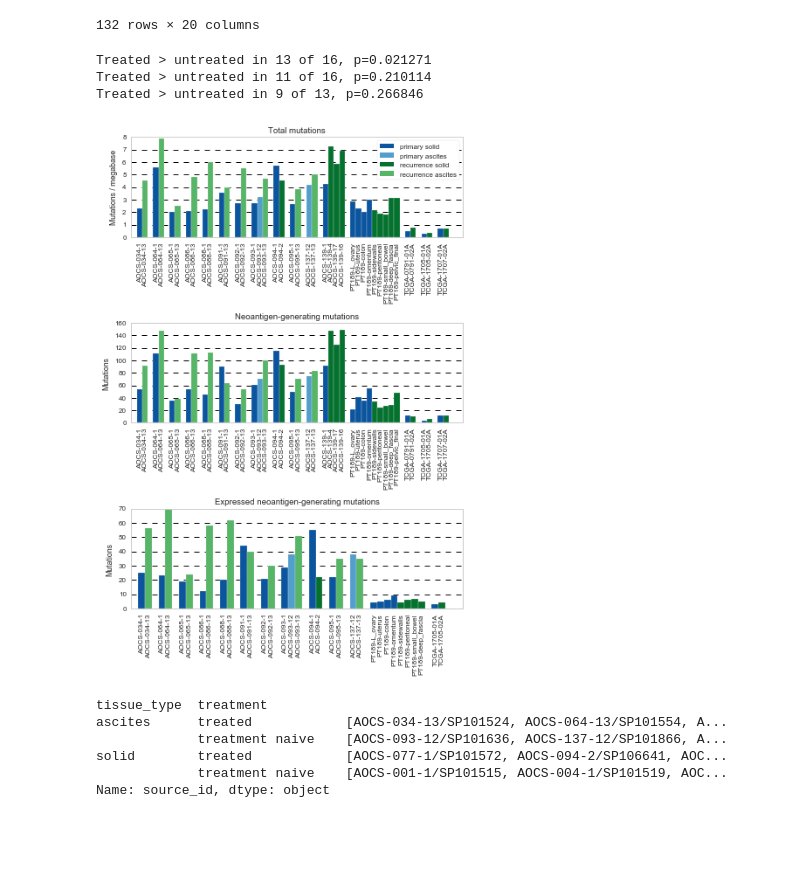
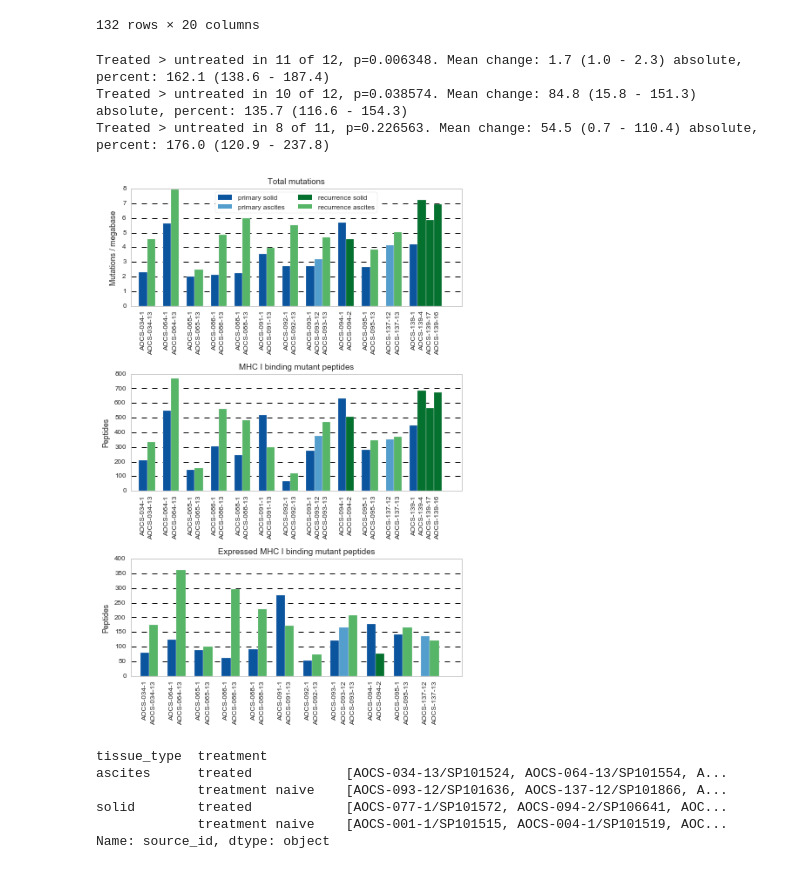
Before and after one commit to hammerlab/paper-aocs-chemo-neoantigens, a Jupyter notebook: notebooks/neoantigen and mutation counts.ipynb, the cells around one changed output. Cells and saved outputs as stored; diff of their text form; code cells hidden in the pictures; blank space fills up the shorter version.

```diff
--- a/notebooks/neoantigen and mutation counts.ipynb
+++ b/notebooks/neoantigen and mutation counts.ipynb
@@ -42,6 +53,12 @@ mutations = pandas.read_csv("../data/mutations.csv.bz2")
 # %%
+mutations = pandas.read_csv("../data/mutations.csv.bz2")
+
 mutations["indel"] = mutations.ref.str.len() != mutations.alt.str.len()
 #mutations["interesting"] = (mutations.context_mutation_3p5p == "C(C>A)C").astype(float)
 mutations["interesting"] = (mutations.context_mutation == "C>A").astype(float)
 
 mutations["interesting"].mean()
+
+muts_confident = mutations.ix[
+    (mutations.called == 1) | (mutations.dna_alt_reads > 10)
+]
@@ -138,0 +176,2 @@ pyplot.savefig("../figures/fig1.pdf")
+# %%
+(sources.ix[sources.cohort == "AOCS"].peptides / sources.ix[sources.cohort == "AOCS"].mutations).sort(inplace=False)
@@ -145,0 +399,3 @@ seaborn.regplot(data=sources[sources.cohort == "AOCS"], x="interesting mutations
+# %%
+sources["fraction_peptides_expressed"] = sources["expressed peptides"] / sources["peptides"]
+#sources.ix[sources.fraction_peptides_expressed.dropna().index]
@@ -306,8 +715,15 @@ def series_signficance(series):
     df["treated"] = sources.treated[df.index]
     grouped = df.dropna().groupby(["donor", "treated"]).median().unstack().dropna()
     grouped["compare"] = (grouped[(col, False)] < grouped[(col, True)])
+
     counts = grouped["compare"].value_counts()
-    print("Treated > untreated in %d of %d, p=%f" % (counts.get(True, 0), counts.sum(), scipy.stats.binom_test([counts.get(True, 0), counts.get(False, 0)])))
+    print("Treated > untreated in %d of %d, p=%f. Mean change: %s absolute, percent: %s" % (
+            counts.get(True, 0),
+            counts.sum(),
+            scipy.stats.binom_test([counts.get(True, 0), counts.get(False, 0)]),
+            mean_with_errorbars(grouped[(col, True)] - grouped[(col, False)]),
+            mean_with_errorbars(grouped[(col, True)] * 100.0 / grouped[(col, False)])
+        ))
     counts
 
 def plot_series(series, only_multiple=True, color_column='timepoint', use_hatch=False, figsize=(18,5), order='donor', legend_loc='upper right', legend=True, legend_bbox_to_anchor=None):
@@ -463,41 +879,44 @@ def plot_series(series, only_multiple=True, color_column='timepoint', use_hatch=
         leg = pyplot.legend(legend_classes, [x.label for x in legend_classes],
                       handler_map = dict((c, c.handler) for c in legend_classes),
                       bbox_to_anchor=legend_bbox_to_anchor,
-                      loc=legend_loc, ncol=1)
+                      loc=legend_loc, ncol=2)
         leg.set_frame_on(True)
 
 #series = mutations_any_alt_reads.groupby("source_id")["donor"].count()
 #plot_series(series, use_hatch=False)
 # %%
 ## Paired analyses
+sub_sources = sources.ix[sources.timepoint_paired]
+sub_sources = sub_sources.ix[sources.cohort == "AOCS"]
+
 fig = pyplot.figure(figsize=(6,9))
 seaborn.set_context('paper')
 grid=(3,1)
 
 ax = pyplot.subplot2grid(grid,(0, 0))
-plot_series(sources[sources.timepoint_paired].mutations_per_mb.dropna(), legend_bbox_to_anchor=(1,1))
+plot_series(sub_sources.mutations_per_mb.dropna(), legend_loc="upper center")
 pyplot.title("Total mutations")
 pyplot.ylabel("Mutations / megabase")
 
 ax = pyplot.subplot2grid(grid,(1, 0))
-plot_series(sources[sources.timepoint_paired].neoantigens.dropna(), legend=False)
-pyplot.title("Neoantigen-generating mutations")
-pyplot.ylabel("Mutations")
+plot_series(sub_sources.peptides.dropna(), legend=False)
+pyplot.title("MHC I binding mutant peptides")
+pyplot.ylabel("Peptides")
 
 
 ax = pyplot.subplot2grid(grid,(2, 0))
-plot_series(sources[sources.timepoint_paired]["expressed neoantigens"].dropna(), legend=False)
-pyplot.title("Expressed neoantigen-generating mutations")
-pyplot.ylabel("Mutations")
+plot_series(sub_sources["expressed peptides"].dropna(), legend=False)
+pyplot.title("Expressed MHC I binding mutant peptides")
+pyplot.ylabel("Peptides")
 
 pyplot.tight_layout()
 
 pyplot.savefig("../figures/paired_counts.pdf")
 # %% [output]
-Treated > untreated in 13 of 16, p=0.021271
-Treated > untreated in 11 of 16, p=0.210114
-Treated > untreated in 9 of 13, p=0.266846
+Treated > untreated in 11 of 12, p=0.006348. Mean change: 1.7 (1.0 - 2.3) absolute, percent: 162.1 (138.6 - 187.4)
+Treated > untreated in 10 of 12, p=0.038574. Mean change: 84.8 (15.8 - 151.3) absolute, percent: 135.7 (116.6 - 154.3)
+Treated > untreated in 8 of 11, p=0.226563. Mean change: 54.5 (0.7 - 110.4) absolute, percent: 176.0 (120.9 - 237.8)
-[figure, old version]
+[figure, new version]
 # %%
 df.groupby(["tissue_type", "treatment"])["neoantigens"].mean()
 df.groupby(["tissue_type", "treatment"])["source_id"].unique()
```
Also changed, not shown: parts of 38 cells of this notebook, 2 other files.
